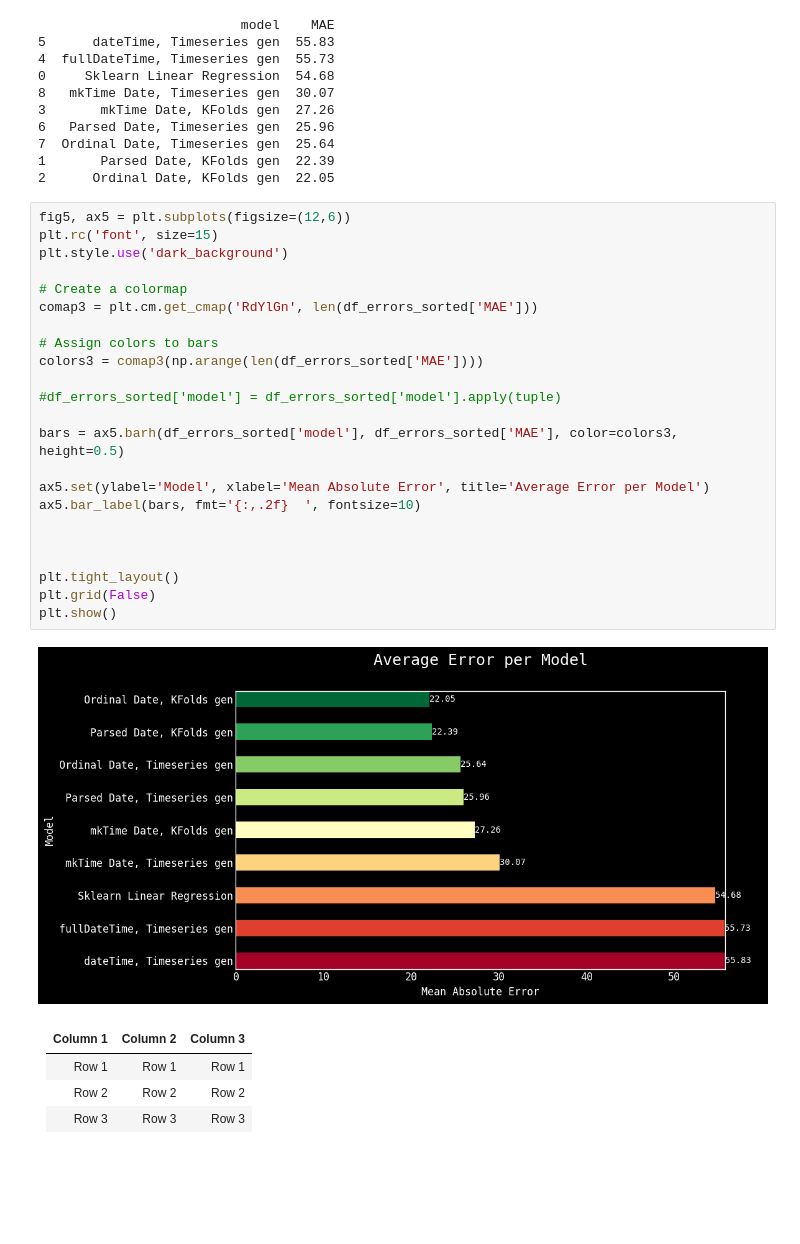
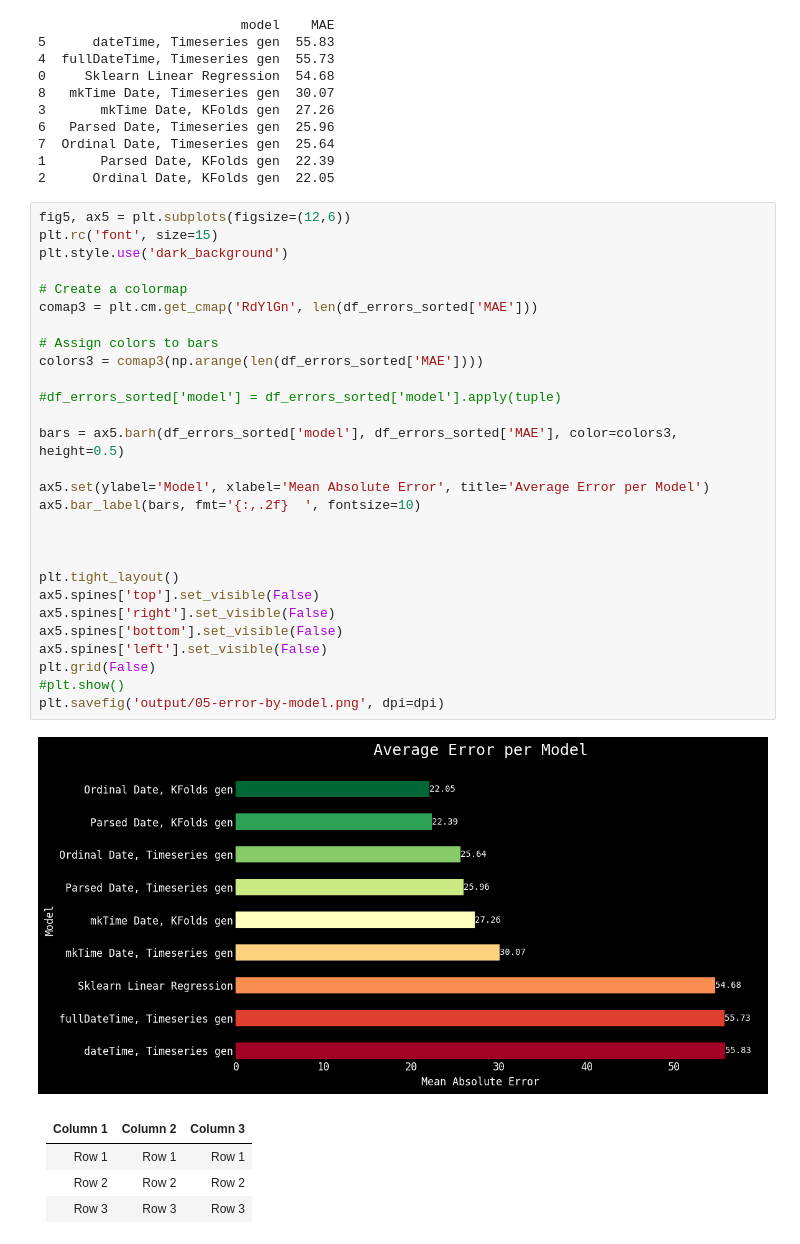
Before and after one commit to jeremyabeard5/MSDS696, a Jupyter notebook: FlightPrice.ipynb, the cells around one changed output. Saved outputs shown, nothing was run; the diff lists cells and outputs as text; blank space fills up the shorter version.

Commit message:
started to create readme, outputted charts

```diff
--- a/FlightPrice.ipynb
+++ b/FlightPrice.ipynb
@@ -2566,28 +2575,33 @@ print(df_errors_sorted)
 # %%
 fig5, ax5 = plt.subplots(figsize=(12,6))
 plt.rc('font', size=15)
 plt.style.use('dark_background')
 
 # Create a colormap
 comap3 = plt.cm.get_cmap('RdYlGn', len(df_errors_sorted['MAE']))
 
 # Assign colors to bars
 colors3 = comap3(np.arange(len(df_errors_sorted['MAE'])))
 
 #df_errors_sorted['model'] = df_errors_sorted['model'].apply(tuple)
 
 bars = ax5.barh(df_errors_sorted['model'], df_errors_sorted['MAE'], color=colors3, height=0.5)
 
 ax5.set(ylabel='Model', xlabel='Mean Absolute Error', title='Average Error per Model')
 ax5.bar_label(bars, fmt='{:,.2f}  ', fontsize=10)
 
 
 
 plt.tight_layout()
+ax5.spines['top'].set_visible(False)
+ax5.spines['right'].set_visible(False)
+ax5.spines['bottom'].set_visible(False)
+ax5.spines['left'].set_visible(False)
 plt.grid(False)
-plt.show()
+#plt.show()
+plt.savefig('output/05-error-by-model.png', dpi=dpi)
 # %% [output]
-[figure, old version]
+[figure, new version]
 # %% [markdown]
 | Column 1 | Column 2 | Column 3 |
 |:--------:|:--------:|:--------:|
```
Also changed, not shown: parts of 30 cells of this notebook, 13 other files.
